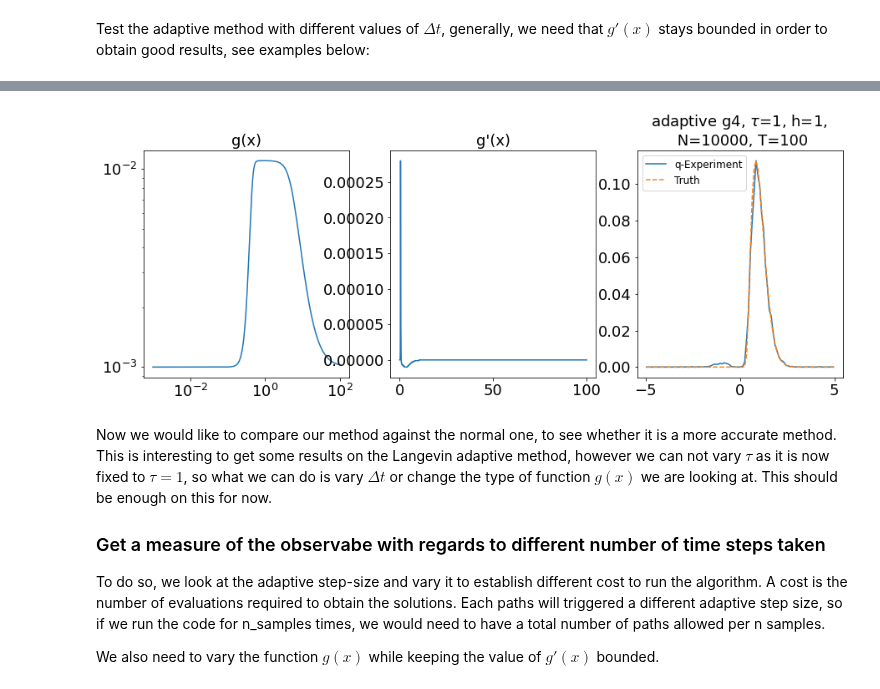
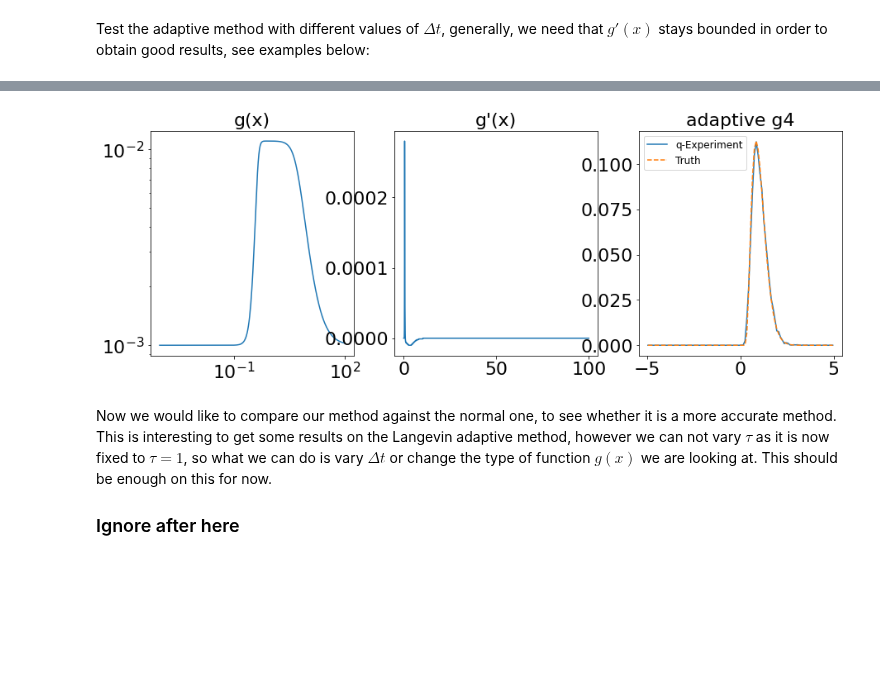
Before and after one commit to alixsleroy/WeakSDEapproximation, a Jupyter notebook: langevin_adaptive.ipynb, the cells around one changed output, grey strips where cells are left out. Saved outputs shown, nothing was run; the diff lists cells and outputs as text; code cells hidden in the pictures; blank space fills up the shorter version.

```diff
--- a/langevin_adaptive.ipynb
+++ b/langevin_adaptive.ipynb
@@ -8,7 +8,7 @@ import numba as nb
 import time as time
 ## ---------------- Mathplotlib settings ----------------
 SMALL_SIZE = 12
-MEDIUM_SIZE = 18
+MEDIUM_SIZE = 22
 BIGGER_SIZE = 25
 
 plt.rc('font', size=MEDIUM_SIZE)          # controls default text sizes
@@ -181,7 +181,7 @@ ax3.legend()
 # %%
 #%time ytest=y_compile = DW_sde_fast(1000,3,10,0.01,20) # compile the function
 def plot_dist(y,tau,dt,n_samples,T,title,ax):
-    ax.set_title(str(title)+", $\\tau$="+str(tau)+", h="+str(dt)+", \n N="+str(n_samples)+", T="+str(T))
+    ax.set_title(str(title)) #+", $\\tau$="+str(tau)+", h="+str(dt)+", \n N="+str(n_samples)+", T="+str(T))
 
     #Plot 1
     histogram,bins = np.histogram(y,bins=100,range=[-5,5], density=True)
@@ -297,6 +296,7 @@ Wall time: 30.6 s
 n_samples=10000
 dt=1
 dtbounds = np.array([0.001,0.01])
+tau=1
 ## Figure set up
 fig, (ax1,ax2,ax3)= plt.subplots(1,3,figsize=(15,5))# plt.figure(figsize=(4,4))
 
@@ -311,5 +311,5 @@ ax2.plot(x,gx4_test[1,::],label="g(x)")
 ax2.set_title("g'(x)")
 ## Compute the distribution
 %time y_adag4= IDW_nsample_ada4(n_samples,T,dt,dtbounds)
-plot_dist(y_adag4[::,0],tau,dt,n_samples,T,"adaptive g4",ax3)
+plot_dist(y_adag4,tau,dt,n_samples,T,"adaptive g4",ax3)
 # %% [output]
@@ -318,9 +318,5 @@ Wall time: 52.8 s
-[figure, old version]
+[figure, new version]
 # %% [markdown]
 Now we would like to compare our method against the normal one, to see whether it is a more accurate method. This is interesting to get some results on the Langevin adaptive method, however we can not vary $\tau$ as it is now fixed to $\tau = 1$, so what we can do is vary $\Delta t$ or change the type of function $g(x)$ we are looking at. This should be enough on this for now.
 
-### Get a measure of the observabe with regards to different number of time steps taken
-
-To do so, we look at the adaptive step-size and vary it to establish different cost to run the algorithm. A cost is the number of evaluations required to obtain the solutions. Each paths will triggered a different adaptive step size, so if we run the code for n_samples times, we would need to have a total number of paths allowed per n samples.
-
-We also need to vary the function $g(x)$ while keeping the value of $g'(x)$ bounded.
+### Ignore after here
```
Also changed, not shown: parts of 34 cells of this notebook, 4 other files.
